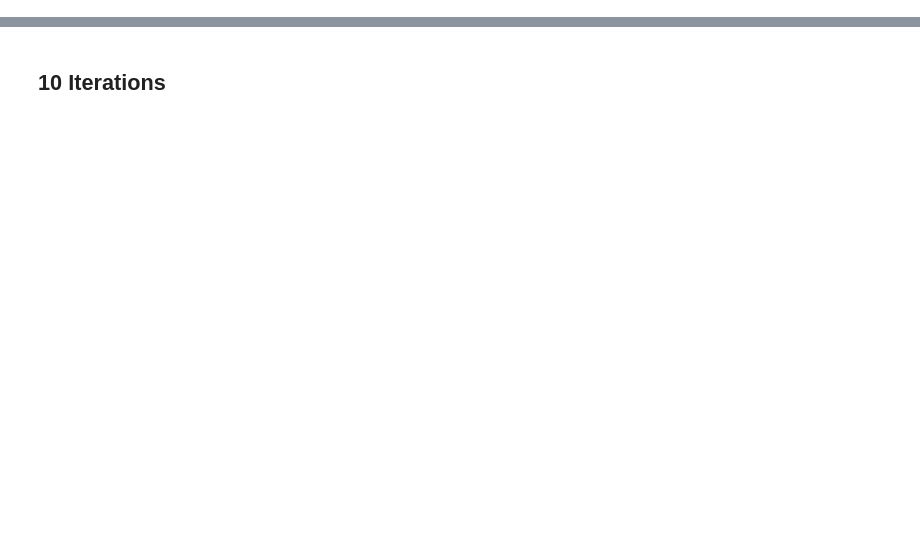
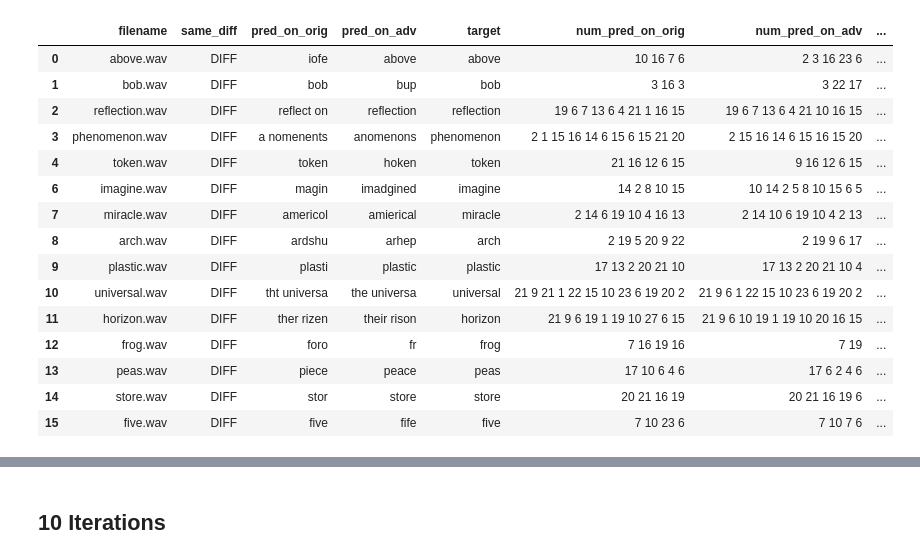
Before and after one commit to daniter-cu/AdversarialSpeech, a Jupyter notebook: speech-to-text-wavenet/Comparing multiple iterations.ipynb, the cells around one changed output, grey strips where cells are left out. Drawn from its saved outputs; the diff is of its cells as text; code cells hidden in the pictures; blank space fills up the shorter version.

```diff
--- a/speech-to-text-wavenet/Comparing multiple iterations.ipynb
+++ b/speech-to-text-wavenet/Comparing multiple iterations.ipynb
@@ -57,0 +53,23 @@ test_vs_pred5_file = "preds_vs_labels_iters.tsv"
+# %%
+# using test.py which is built in for just one iteration
+test_vs_pred_file10 = "one_word/preds_vs_labels_iters10.tsv"
+tp10 = pd.read_table(test_vs_pred_file10)
+# %%
+tp10[tp10["same_diff"] == 'DIFF']
+# %% [output]
+|  | filename | same_diff | pred_on_orig | pred_on_adv | target | num_pred_on_orig | num_pred_on_adv | ... |
+| 0 | above.wav | DIFF | iofe | above | above | 10 16 7 6 | 2 3 16 23 6 | ... |
+| 1 | bob.wav | DIFF | bob | bup | bob | 3 16 3 | 3 22 17 | ... |
+| 2 | reflection.wav | DIFF | reflect on | reflection | reflection | 19 6 7 13 6 4 21 1 16 15 | 19 6 7 13 6 4 21 10 16 15 | ... |
+| 3 | phenomenon.wav | DIFF | a nomenents | anomenons | phenomenon | 2 1 15 16 14 6 15 6 15 21 20 | 2 15 16 14 6 15 16 15 20 | ... |
+| 4 | token.wav | DIFF | token | hoken | token | 21 16 12 6 15 | 9 16 12 6 15 | ... |
+| 6 | imagine.wav | DIFF | magin | imadgined | imagine | 14 2 8 10 15 | 10 14 2 5 8 10 15 6 5 | ... |
+| 7 | miracle.wav | DIFF | americol | amierical | miracle | 2 14 6 19 10 4 16 13 | 2 14 10 6 19 10 4 2 13 | ... |
+| 8 | arch.wav | DIFF | ardshu | arhep | arch | 2 19 5 20 9 22 | 2 19 9 6 17 | ... |
+| 9 | plastic.wav | DIFF | plasti | plastic | plastic | 17 13 2 20 21 10 | 17 13 2 20 21 10 4 | ... |
+| 10 | universal.wav | DIFF | tht universa | the universa | universal | 21 9 21 1 22 15 10 23 6 19 20 2 | 21 9 6 1 22 15 10 23 6 19 20 2 | ... |
+| 11 | horizon.wav | DIFF | ther rizen | their rison | horizon | 21 9 6 19 1 19 10 27 6 15 | 21 9 6 10 19 1 19 10 20 16 15 | ... |
+| 12 | frog.wav | DIFF | foro | fr | frog | 7 16 19 16 | 7 19 | ... |
+| 13 | peas.wav | DIFF | piece | peace | peas | 17 10 6 4 6 | 17 6 2 4 6 | ... |
+| 14 | store.wav | DIFF | stor | store | store | 20 21 16 19 | 20 21 16 19 6 | ... |
+| 15 | five.wav | DIFF | five | fife | five | 7 10 23 6 | 7 10 7 6 | ... |
```
Also changed, not shown: parts of 38 cells of this notebook, 40 other files.
